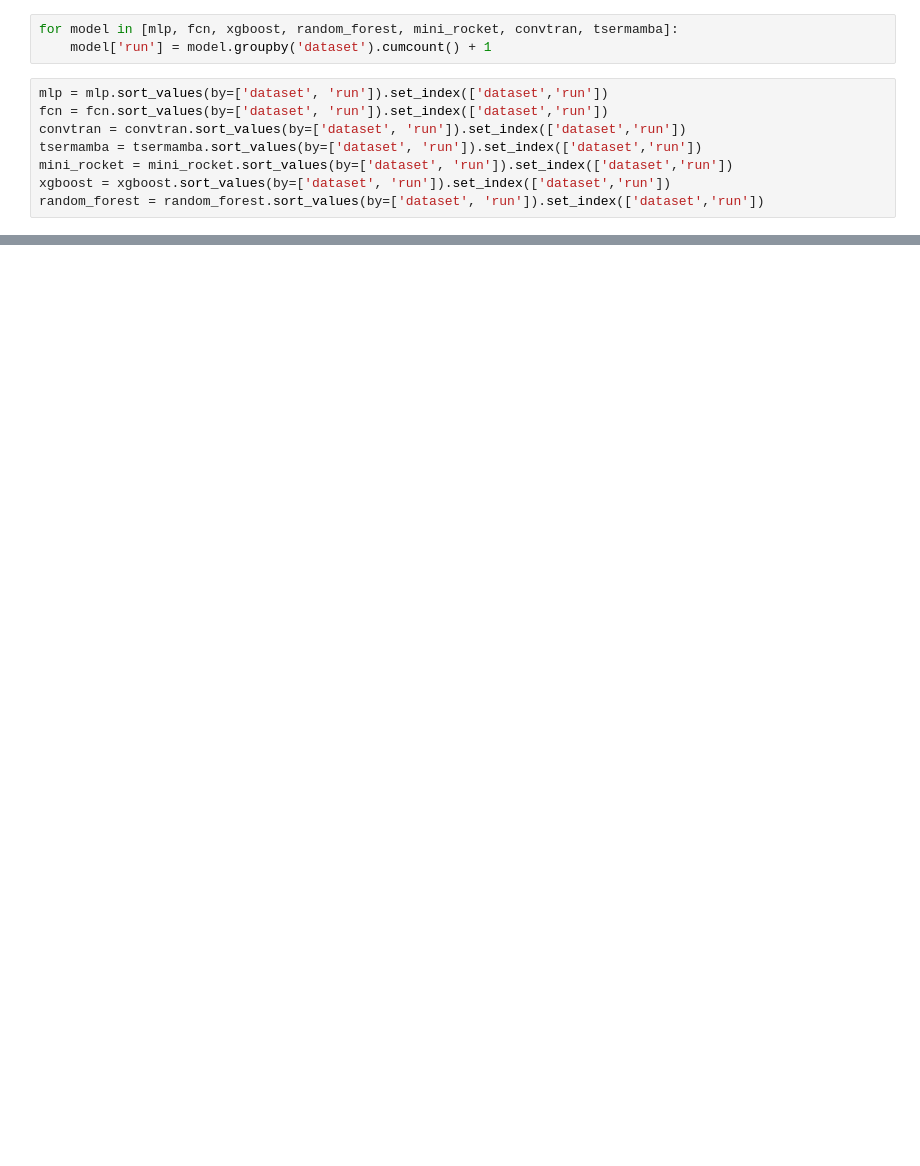
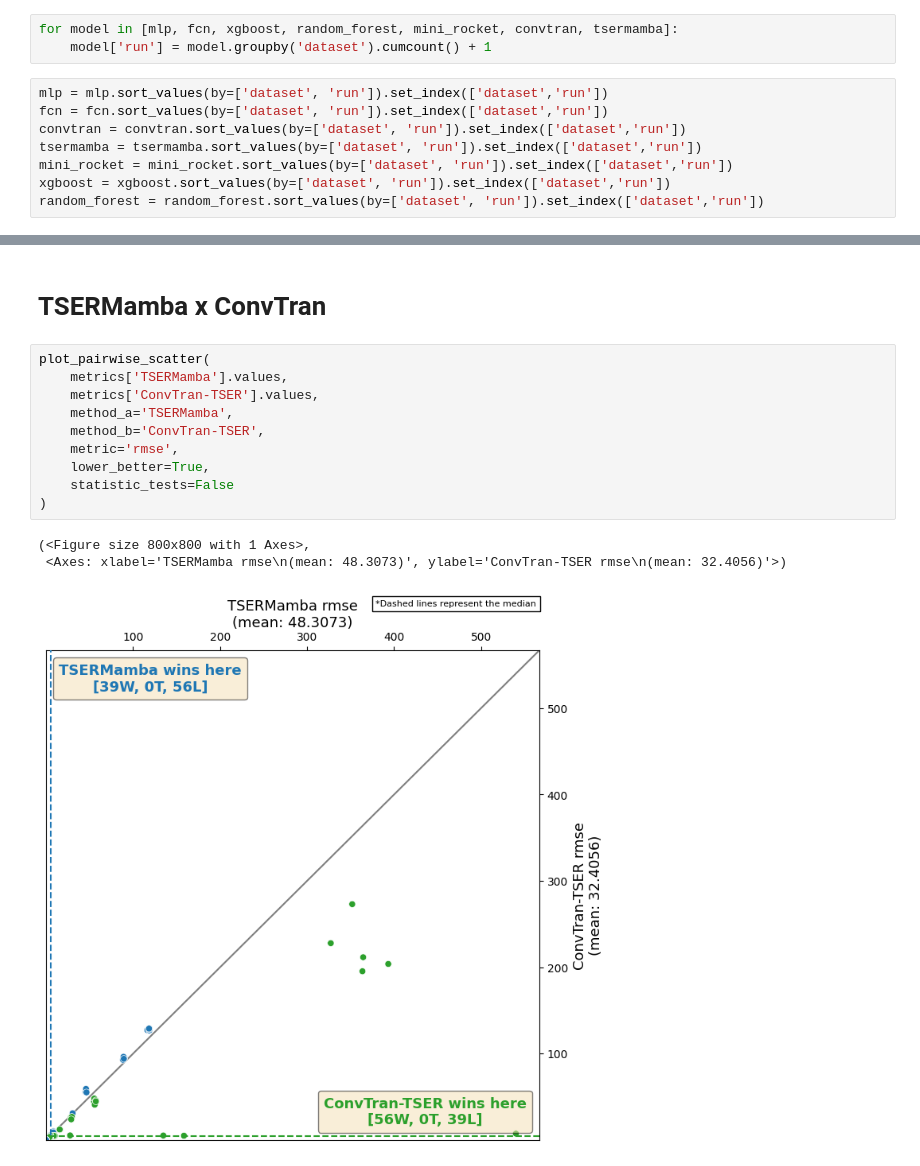
Before and after one commit to gabrielcmerlin/undergradThesis, a Jupyter notebook: outputs/analysis.ipynb, the cells around one changed output, grey strips where cells are left out. Cells and saved outputs as stored; diff of their text form; blank space fills up the shorter version.

```diff
--- a/outputs/analysis.ipynb
+++ b/outputs/analysis.ipynb
@@ -177,0 +252,16 @@ O que discutir
+# %% [markdown]
+# TSERMamba x ConvTran
+# %%
+plot_pairwise_scatter(
+    metrics['TSERMamba'].values,
+    metrics['ConvTran-TSER'].values,
+    method_a='TSERMamba',
+    method_b='ConvTran-TSER',
+    metric='rmse',
+    lower_better=True,
+    statistic_tests=False
+)
+# %% [output]
+(<Figure size 800x800 with 1 Axes>,
+ <Axes: xlabel='TSERMamba rmse\n(mean: 48.3073)', ylabel='ConvTran-TSER rmse\n(mean: 32.4056)'>)
+[figure, added]
```
Also changed, not shown: parts of 16 cells of this notebook, 1 other file.
